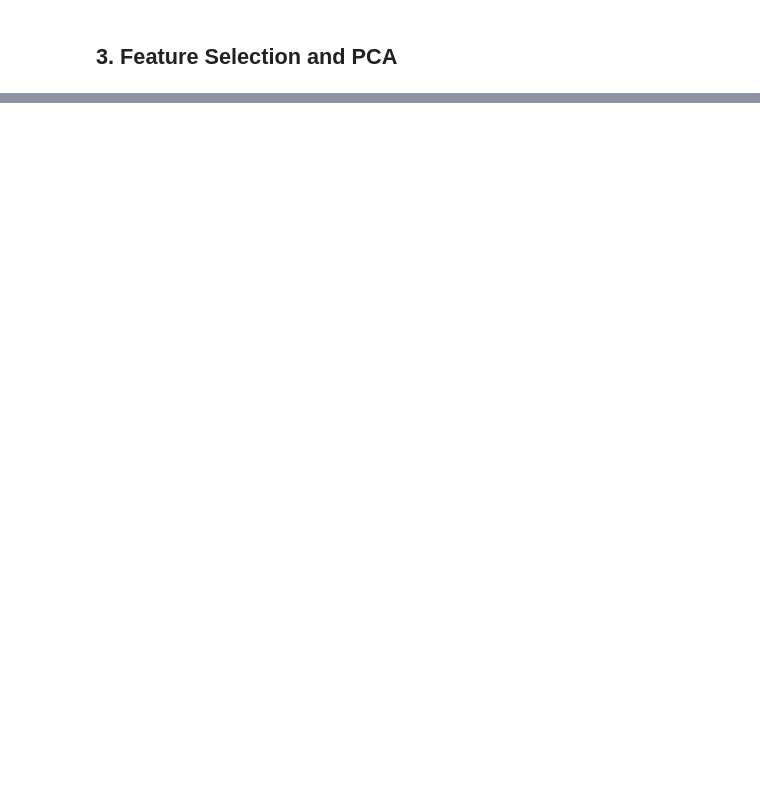
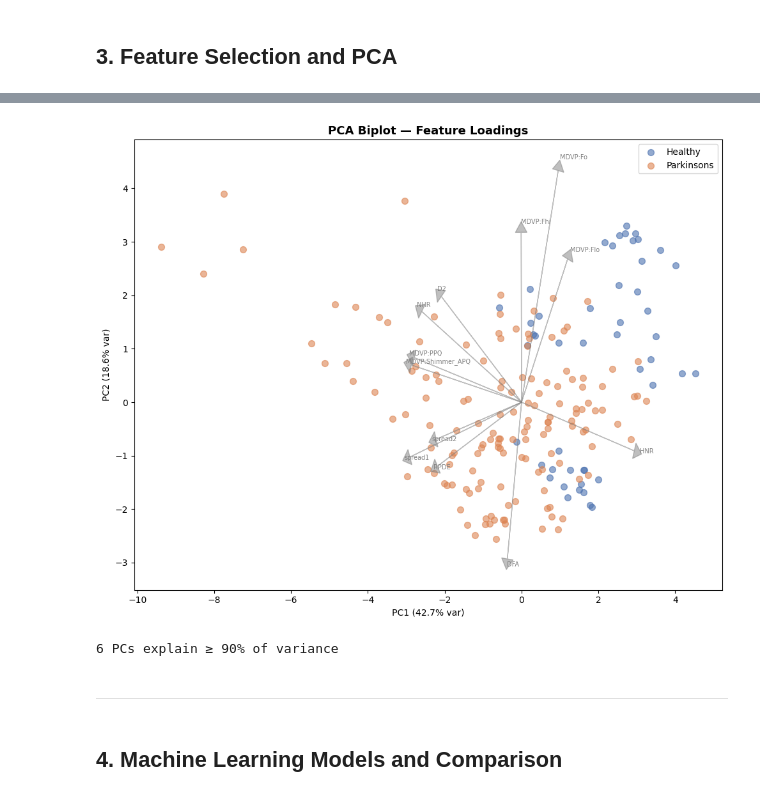
Before and after one commit to Sahar-Salmanz/parkinsons_ml, a Jupyter notebook: src/parkinsons.ipynb, the cells around one changed output, grey strips where cells are left out. Saved outputs shown, nothing was run; the diff lists cells and outputs as text; code cells hidden in the pictures; blank space fills up the shorter version.

Commit message:
EDA, Model trianing and Comparison done

```diff
--- a/src/parkinsons.ipynb
+++ b/src/parkinsons.ipynb
@@ -260,0 +329,31 @@ plt.tight_layout()
+# %%
+# PCA biplot
+fig, ax = plt.subplots(figsize=(10, 8))
+ax.scatter(X_pca[y == 0, 0], X_pca[y == 0, 1], alpha=0.6, s=50,
+           color="#4C72B0", label="Healthy")
+ax.scatter(X_pca[y == 1, 0], X_pca[y == 1, 1], alpha=0.6, s=50,
+           color="#DD8452", label="Parkinsons")
+# Add loadings
+loadings = pca.components_.T
+scale = np.abs(X_pca[:, :2]).max()
+for i, feat in enumerate(X_reduced.columns):
+    lx, ly = loadings[i, 0] * scale * 0.8, loadings[i, 1] * scale * 0.8
+    ax.arrow(0, 0, lx, ly, head_width=0.3, head_length=0.2,
+             fc="gray", ec="gray", alpha=0.5)
+    ax.text(lx * 1.05, ly * 1.05, feat, fontsize=7, color="gray")
+ax.set_xlabel(f"PC1 ({explained_var[0]*100:.1f}% var)")
+ax.set_ylabel(f"PC2 ({explained_var[1]*100:.1f}% var)")
+ax.set_title("PCA Biplot — Feature Loadings", fontsize=13, fontweight="bold")
+ax.legend()
+plt.tight_layout()
+# %% [output]
+[figure, added]
+# %%
+n_components_90 = np.argmax(cumulative >= 0.90) + 1
+print(f"\n{n_components_90} PCs explain ≥ 90% of variance")
+# %% [output]
+6 PCs explain ≥ 90% of variance
+# %% [markdown]
+---
+# %% [markdown]
+## 4. Machine Learning Models and Comparison
```
Also changed, not shown: parts of 19 cells of this notebook.
